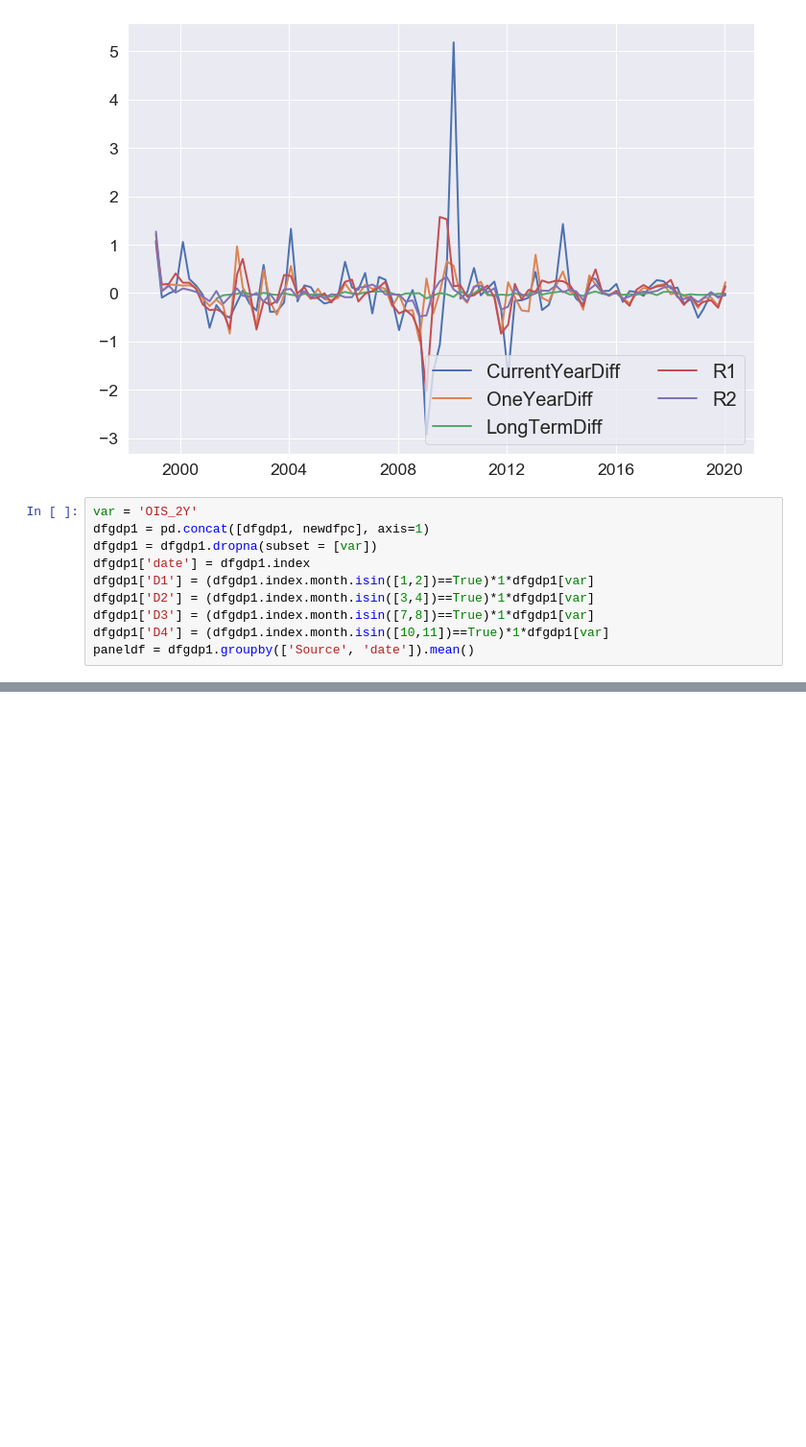
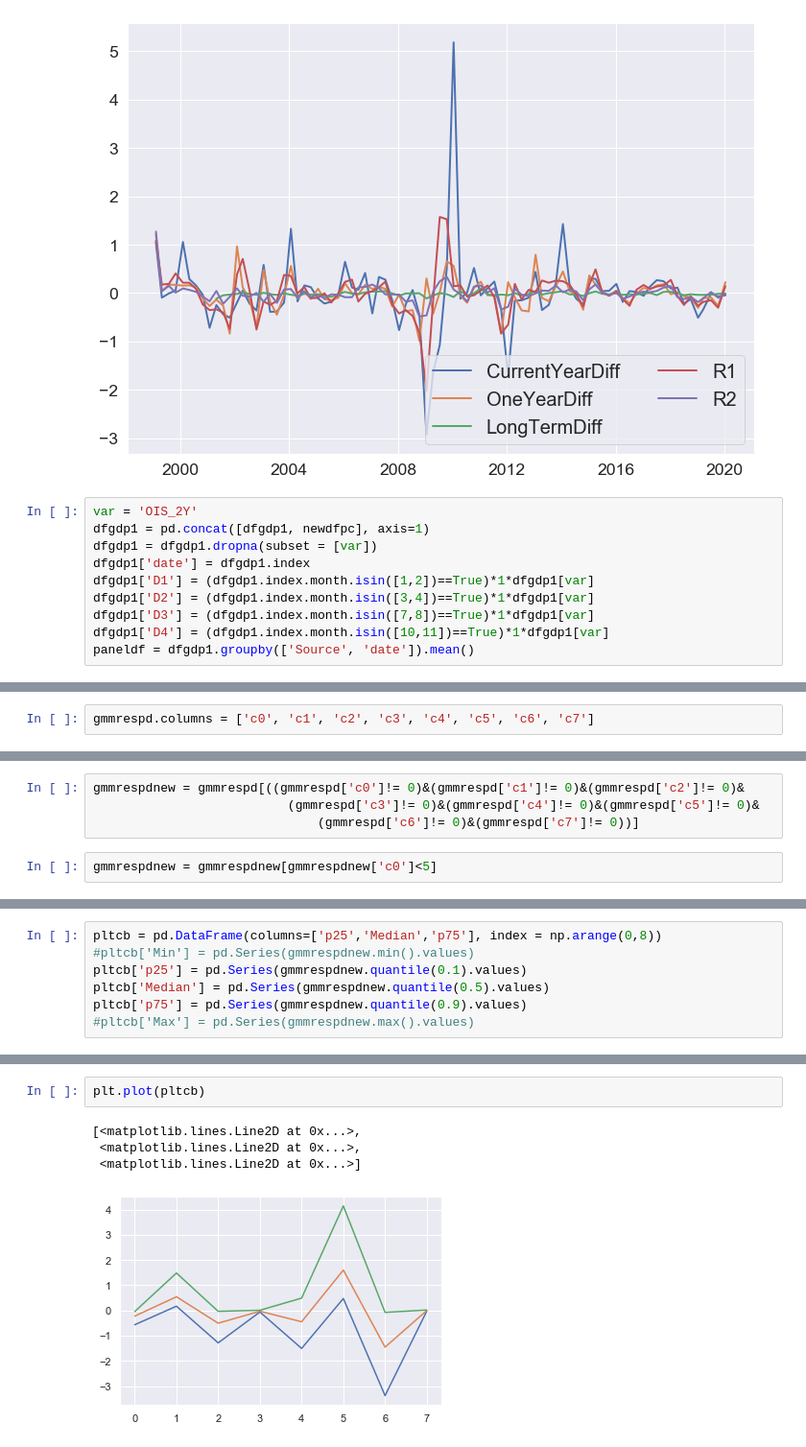
Before and after one commit to geri310/ECB_FG_GMM_approach_MSc_Thesis, a Jupyter notebook: gdpGMM-refe.ipynb, the cells around one changed output, grey strips where cells are left out. Shown at 96% size. Saved outputs shown, nothing was run; the diff lists cells and outputs as text; blank space fills up the shorter version.

```diff
--- a/gdpGMM-refe.ipynb
+++ b/gdpGMM-refe.ipynb
@@ -617,0 +319,2 @@ c7            -0.0021      0.002     -1.080      0.280      -0.006       0.002
+# %%
+gmmrespd.columns = ['c0', 'c1', 'c2', 'c3', 'c4', 'c5', 'c6', 'c7']
@@ -617,0 +323,6 @@ c7            -0.0021      0.002     -1.080      0.280      -0.006       0.002
+# %%
+gmmrespdnew = gmmrespd[((gmmrespd['c0']!= 0)&(gmmrespd['c1']!= 0)&(gmmrespd['c2']!= 0)&
+                          (gmmrespd['c3']!= 0)&(gmmrespd['c4']!= 0)&(gmmrespd['c5']!= 0)&
+                              (gmmrespd['c6']!= 0)&(gmmrespd['c7']!= 0))]
+# %%
+gmmrespdnew = gmmrespdnew[gmmrespdnew['c0']<5]
@@ -617,0 +353,7 @@ c7            -0.0021      0.002     -1.080      0.280      -0.006       0.002
+# %%
+pltcb = pd.DataFrame(columns=['p25','Median','p75'], index = np.arange(0,8))
+#pltcb['Min'] = pd.Series(gmmrespdnew.min().values)
+pltcb['p25'] = pd.Series(gmmrespdnew.quantile(0.1).values)
+pltcb['Median'] = pd.Series(gmmrespdnew.quantile(0.5).values)
+pltcb['p75'] = pd.Series(gmmrespdnew.quantile(0.9).values)
+#pltcb['Max'] = pd.Series(gmmrespdnew.max().values)
@@ -617,0 +372,7 @@ c7            -0.0021      0.002     -1.080      0.280      -0.006       0.002
+# %%
+plt.plot(pltcb)
+# %% [output]
+[<matplotlib.lines.Line2D at 0x...>,
+ <matplotlib.lines.Line2D at 0x...>,
+ <matplotlib.lines.Line2D at 0x...>]
+[figure, added]
```
Also changed, not shown: parts of 32 cells of this notebook.
